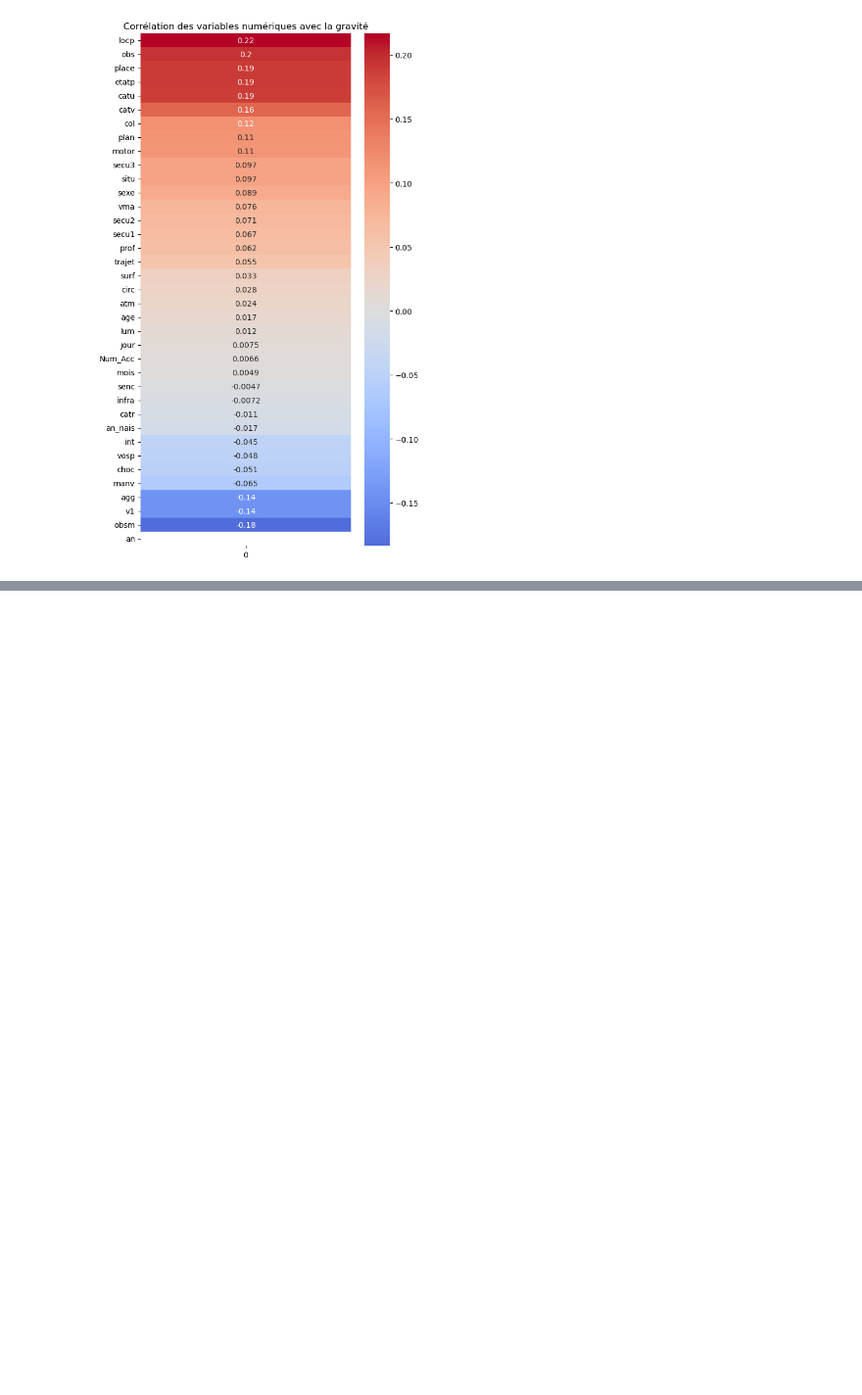
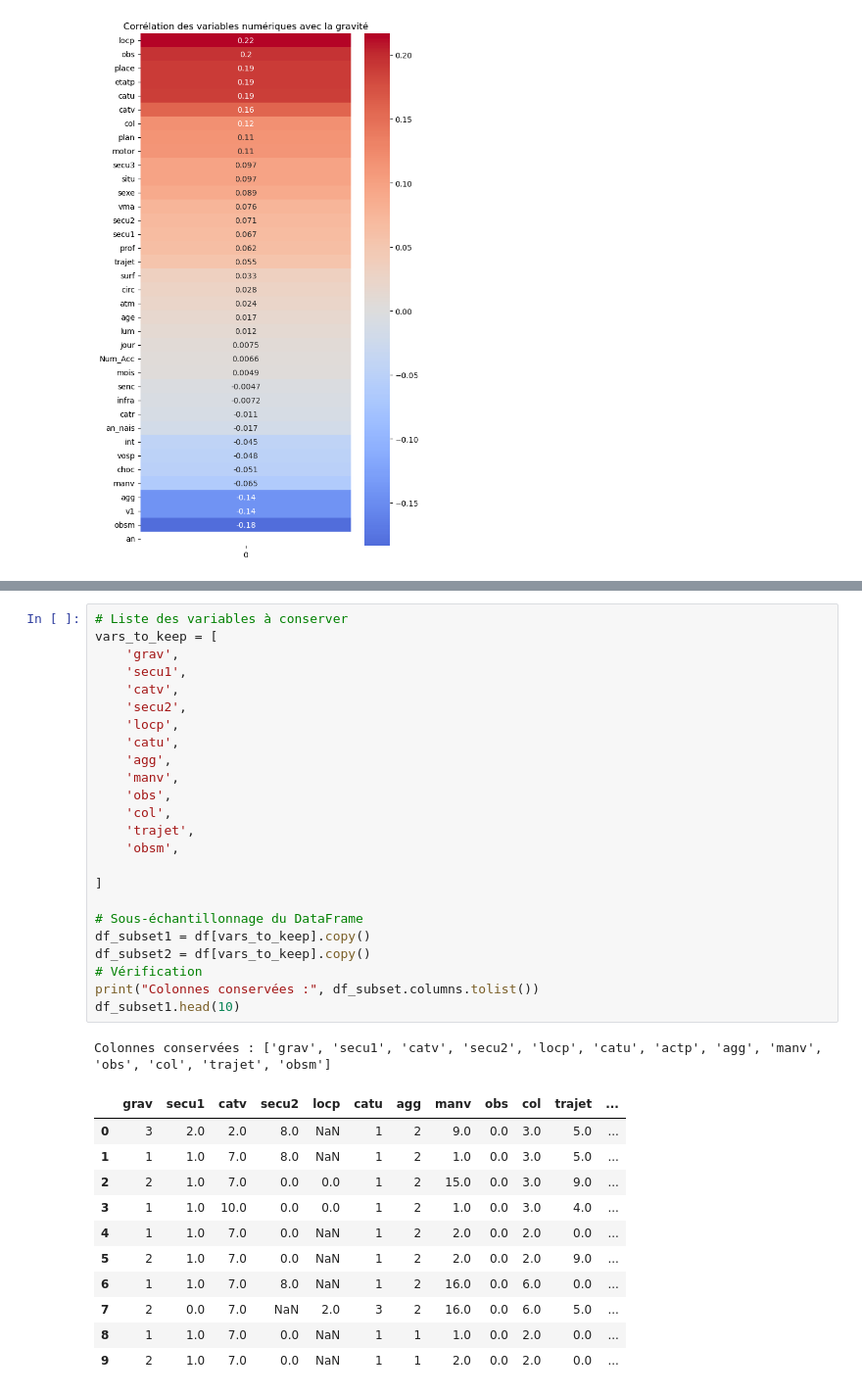
Before and after one commit to OmarELMAMOUNE/Omar-El-Mamoune-CA, a Jupyter notebook: projet stage CA/notebook projet.ipynb, the cells around one changed output, grey strips where cells are left out. Shown at 98% size. Cells and saved outputs as stored; diff of their text form; blank space fills up the shorter version.

```diff
--- a/projet stage CA/notebook projet.ipynb
+++ b/projet stage CA/notebook projet.ipynb
@@ -656,0 +657,37 @@ Total valeurs manquantes après imputation: 0
+# %%
+# Liste des variables à conserver
+vars_to_keep = [
+    'grav',
+    'secu1',
+    'catv',
+    'secu2',
+    'locp',
+    'catu',
+    'agg',
+    'manv',
+    'obs',
+    'col',
+    'trajet',
+    'obsm',
+
+]
+
+# Sous‑échantillonnage du DataFrame
+df_subset1 = df[vars_to_keep].copy()
+df_subset2 = df[vars_to_keep].copy()
+# Vérification
+print("Colonnes conservées :", df_subset.columns.tolist())
+df_subset1.head(10)
+# %% [output]
+Colonnes conservées : ['grav', 'secu1', 'catv', 'secu2', 'locp', 'catu', 'actp', 'agg', 'manv', 'obs', 'col', 'trajet', 'obsm']
+|  | grav | secu1 | catv | secu2 | locp | catu | agg | manv | obs | col | trajet | ... |
+| 0 | 3 | 2.0 | 2.0 | 8.0 | NaN | 1 | 2 | 9.0 | 0.0 | 3.0 | 5.0 | ... |
+| 1 | 1 | 1.0 | 7.0 | 8.0 | NaN | 1 | 2 | 1.0 | 0.0 | 3.0 | 5.0 | ... |
+| 2 | 2 | 1.0 | 7.0 | 0.0 | 0.0 | 1 | 2 | 15.0 | 0.0 | 3.0 | 9.0 | ... |
+| 3 | 1 | 1.0 | 10.0 | 0.0 | 0.0 | 1 | 2 | 1.0 | 0.0 | 3.0 | 4.0 | ... |
+| 4 | 1 | 1.0 | 7.0 | 0.0 | NaN | 1 | 2 | 2.0 | 0.0 | 2.0 | 0.0 | ... |
+| 5 | 2 | 1.0 | 7.0 | 0.0 | NaN | 1 | 2 | 2.0 | 0.0 | 2.0 | 9.0 | ... |
+| 6 | 1 | 1.0 | 7.0 | 8.0 | NaN | 1 | 2 | 16.0 | 0.0 | 6.0 | 0.0 | ... |
+| 7 | 2 | 0.0 | 7.0 | NaN | 2.0 | 3 | 2 | 16.0 | 0.0 | 6.0 | 5.0 | ... |
+| 8 | 1 | 1.0 | 7.0 | 0.0 | NaN | 1 | 1 | 1.0 | 0.0 | 2.0 | 0.0 | ... |
+| 9 | 2 | 1.0 | 7.0 | 0.0 | NaN | 1 | 1 | 2.0 | 0.0 | 2.0 | 0.0 | ... |
```
Also changed, not shown: parts of 29 cells of this notebook, 7 other files.
